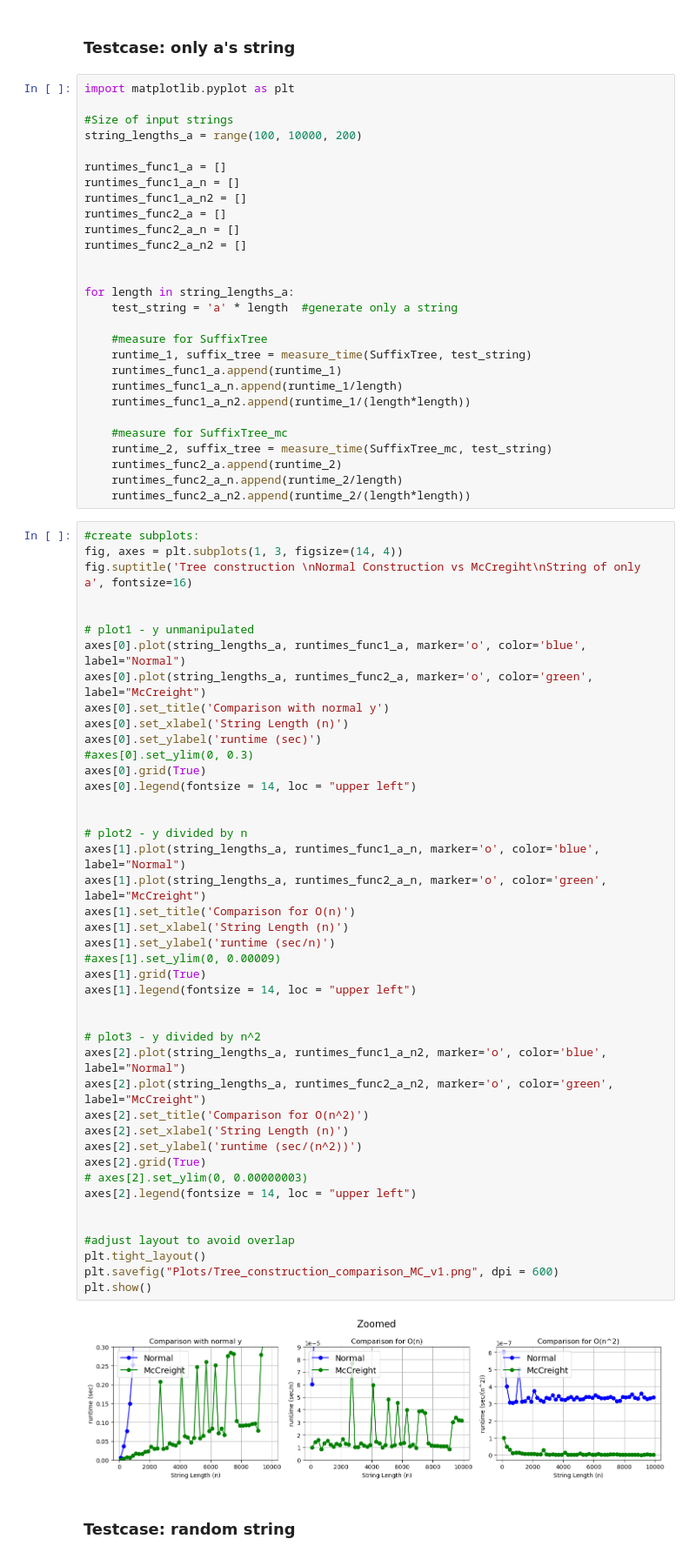
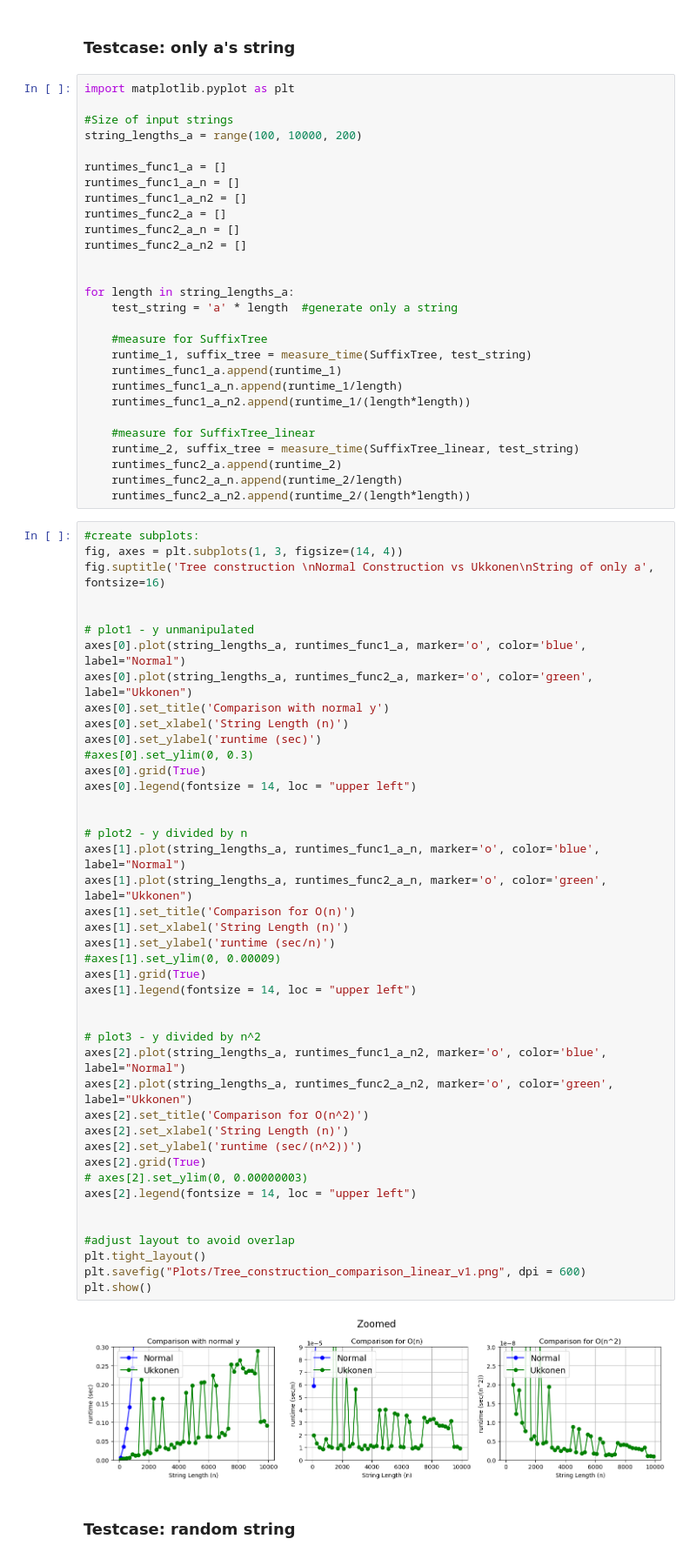
Before and after one commit to JonasRiber/PiB_tandem_repeats, a Jupyter notebook: linear_tree_construction.ipynb, the cells around one changed output. Shown at 87% size. Saved outputs shown, nothing was run; the diff lists cells and outputs as text.

```diff
--- a/linear_tree_construction.ipynb
+++ b/linear_tree_construction.ipynb
@@ -491,56 +489,56 @@ for length in string_lengths_a:
     runtimes_func1_a_n.append(runtime_1/length)
     runtimes_func1_a_n2.append(runtime_1/(length*length))
 
-    #measure for SuffixTree_mc
-    runtime_2, suffix_tree = measure_time(SuffixTree_mc, test_string)
+    #measure for SuffixTree_linear
+    runtime_2, suffix_tree = measure_time(SuffixTree_linear, test_string)
     runtimes_func2_a.append(runtime_2)
     runtimes_func2_a_n.append(runtime_2/length)
     runtimes_func2_a_n2.append(runtime_2/(length*length))
 # %%
 #create subplots:
 fig, axes = plt.subplots(1, 3, figsize=(14, 4))
-fig.suptitle('Tree construction \nNormal Construction vs McCregiht\nString of only a', fontsize=16)
+fig.suptitle('Tree construction \nNormal Construction vs Ukkonen\nString of only a', fontsize=16)
 
 
 # plot1 - y unmanipulated
 axes[0].plot(string_lengths_a, runtimes_func1_a, marker='o', color='blue', label="Normal")
-axes[0].plot(string_lengths_a, runtimes_func2_a, marker='o', color='green', label="McCreight")
+axes[0].plot(string_lengths_a, runtimes_func2_a, marker='o', color='green', label="Ukkonen")
 axes[0].set_title('Comparison with normal y')
 axes[0].set_xlabel('String Length (n)')
 axes[0].set_ylabel('runtime (sec)')
 #axes[0].set_ylim(0, 0.3)
 axes[0].grid(True)
 axes[0].legend(fontsize = 14, loc = "upper left")
 
 
 # plot2 - y divided by n
 axes[1].plot(string_lengths_a, runtimes_func1_a_n, marker='o', color='blue', label="Normal")
-axes[1].plot(string_lengths_a, runtimes_func2_a_n, marker='o', color='green', label="McCreight")
+axes[1].plot(string_lengths_a, runtimes_func2_a_n, marker='o', color='green', label="Ukkonen")
 axes[1].set_title('Comparison for O(n)')
 axes[1].set_xlabel('String Length (n)')
 axes[1].set_ylabel('runtime (sec/n)')
 #axes[1].set_ylim(0, 0.00009)
 axes[1].grid(True)
 axes[1].legend(fontsize = 14, loc = "upper left")
 
 
 # plot3 - y divided by n^2
 axes[2].plot(string_lengths_a, runtimes_func1_a_n2, marker='o', color='blue', label="Normal")
-axes[2].plot(string_lengths_a, runtimes_func2_a_n2, marker='o', color='green', label="McCreight")
+axes[2].plot(string_lengths_a, runtimes_func2_a_n2, marker='o', color='green', label="Ukkonen")
 axes[2].set_title('Comparison for O(n^2)')
 axes[2].set_xlabel('String Length (n)')
 axes[2].set_ylabel('runtime (sec/(n^2))')
 axes[2].grid(True)
 # axes[2].set_ylim(0, 0.00000003)
 axes[2].legend(fontsize = 14, loc = "upper left")
 
 
 #adjust layout to avoid overlap
 plt.tight_layout()
-plt.savefig("Plots/Tree_construction_comparison_MC_v1.png", dpi = 600)
+plt.savefig("Plots/Tree_construction_comparison_linear_v1.png", dpi = 600)
 plt.show()
 # %% [output]
-[figure, old version]
+[figure, new version]
 # %% [markdown]
 ### Testcase: random string
 # %%
```
Also changed, not shown: parts of 17 cells of this notebook, 7 other files.
